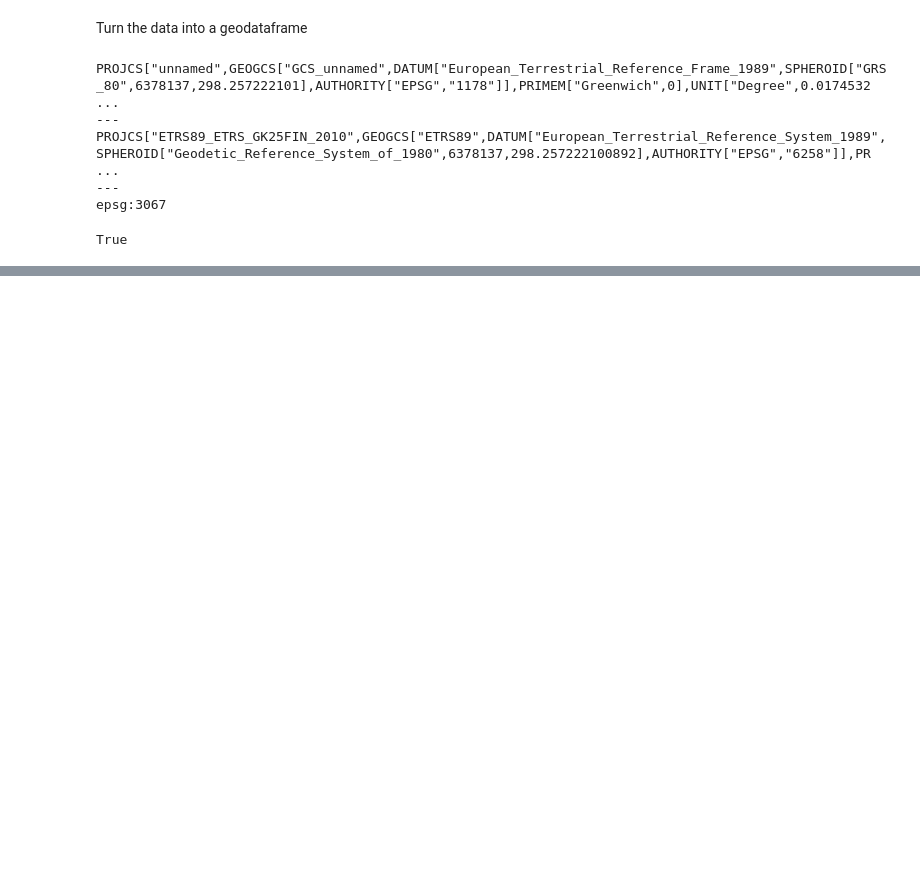
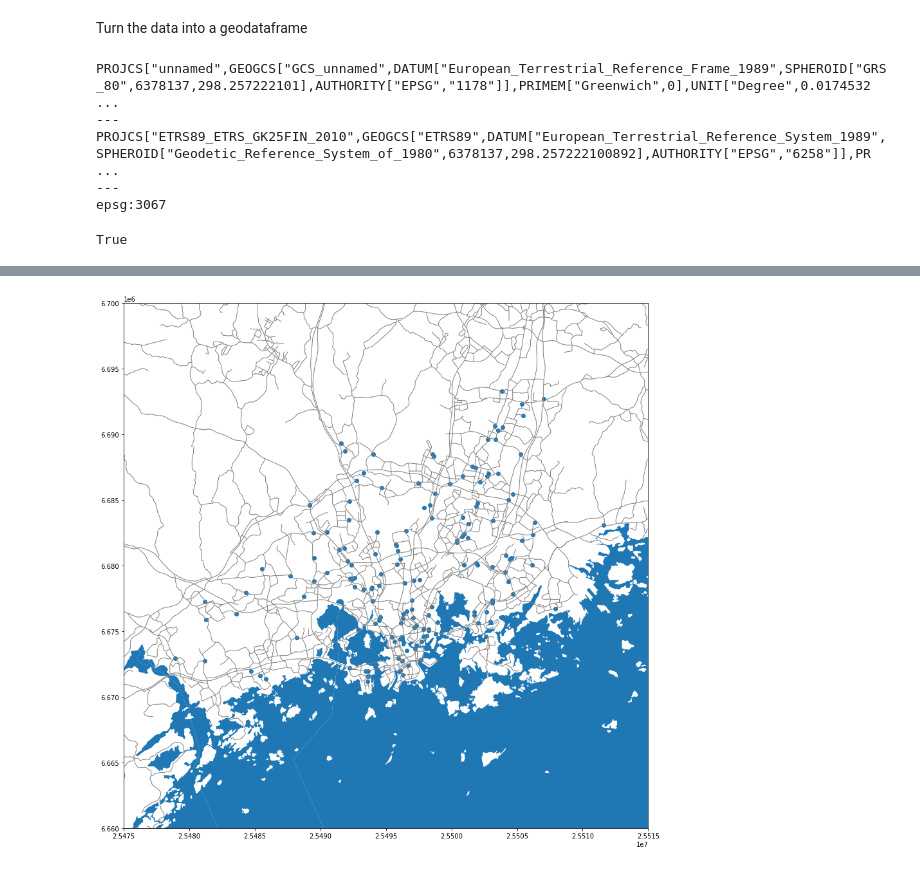
Before and after one commit to AutoGIS-2020/exercise-5-amiett, a Jupyter notebook: Problem1-Copy1.ipynb, the cells around one changed output, grey strips where cells are left out. Drawn from its saved outputs; the diff is of its cells as text; code cells hidden in the pictures; blank space fills up the shorter version.

```diff
--- a/Problem1-Copy1.ipynb
+++ b/Problem1-Copy1.ipynb
@@ -111,0 +126,4 @@ True
+# %%
+fig
+# %% [output]
+[figure, added]
```
Also changed, not shown: parts of 4 cells of this notebook.
